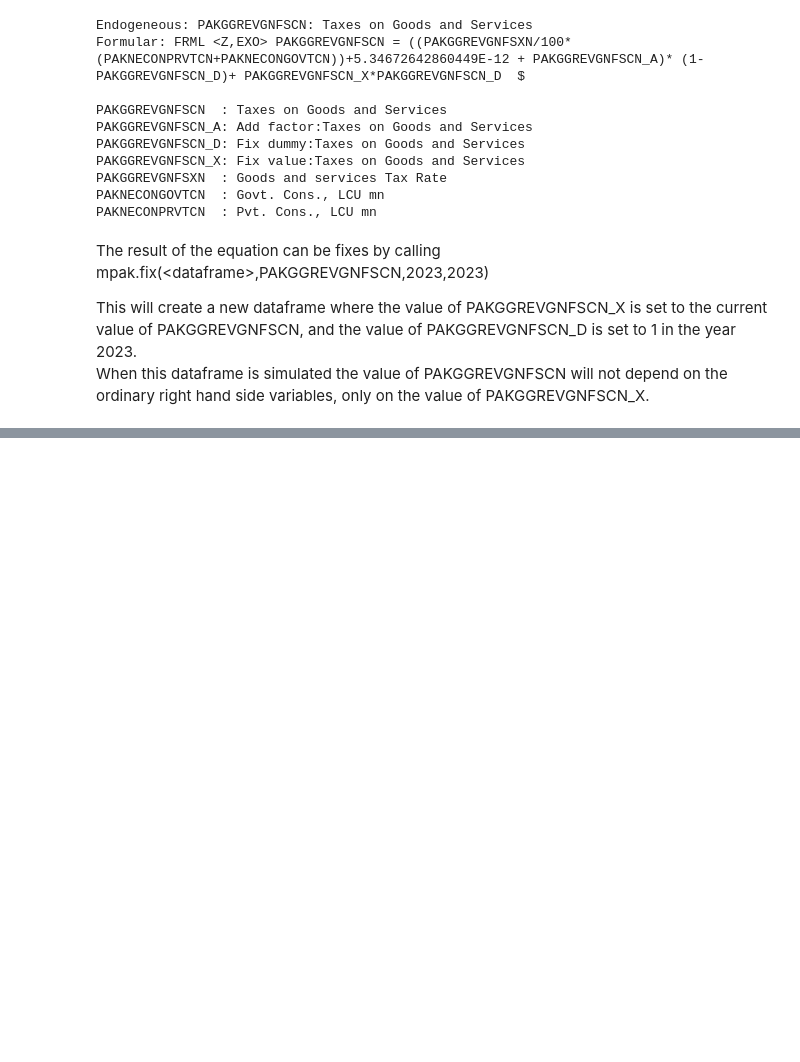
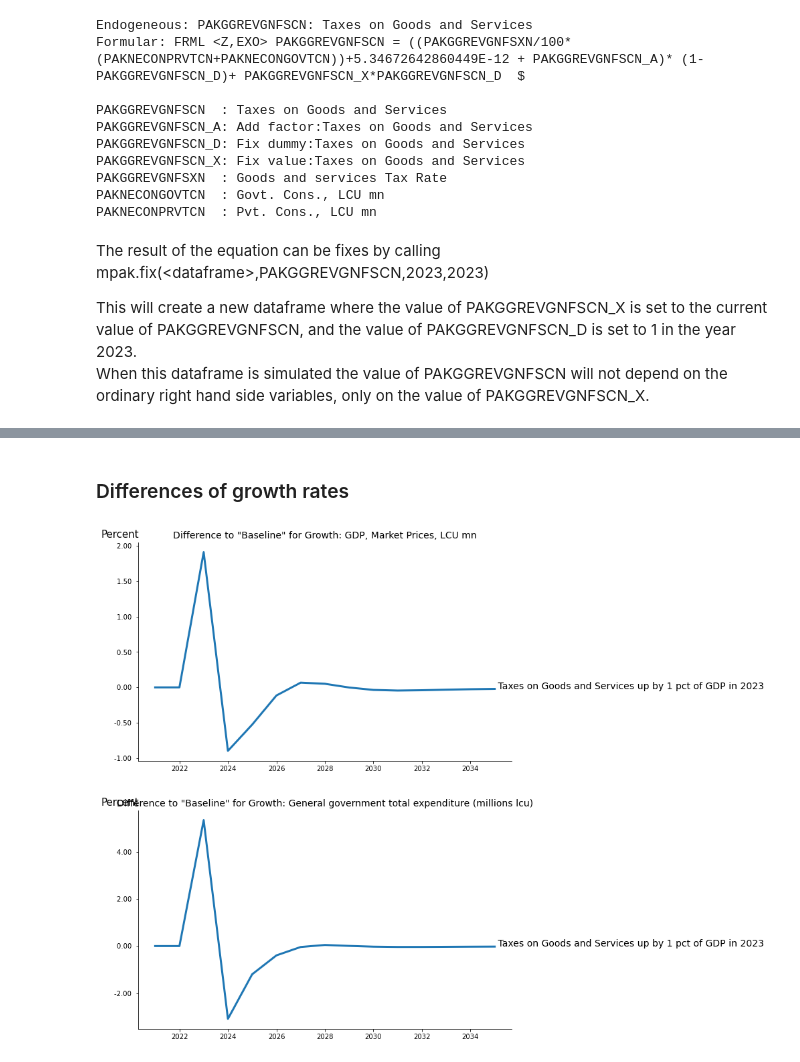
Before and after one commit to IbHansen/IbHansen.github.io, a Jupyter notebook: _sources/content/howto/experiments/Standard experiment simple.ipynb, the cells around one changed output, grey strips where cells are left out. Cells and saved outputs as stored; diff of their text form; code cells hidden in the pictures; blank space fills up the shorter version.

```diff
--- a/_sources/content/howto/experiments/Standard experiment simple.ipynb
+++ b/_sources/content/howto/experiments/Standard experiment simple.ipynb
@@ -80,3 +102,0 @@ out_names = 'PAKNYGDPMKTPCN PAKNYGDPMKTPKN PAKGGEXPTOTLCN PAKGGREVTOTLCN PAKNECO
-# %%
-with mpak.set_smpl(2020,2030):
-    display(mpak[out_names])
@@ -87,0 +108,7 @@ Tab(children=(Tab(children=(HTML(value='<?xml version="1.0" encoding="utf-8" sta
+# %% [markdown]
+### Differences of growth rates
+# %%
+mpak.keep_plot('PAKNYGDPMKTPCN PAKGGEXPTOTLCN',diff=1,showtype='growth',savefig='testgraph/tax_impact_growth_.svg',legend=0);
+# %% [output]
+[figure, added]
+[figure, added]
```
Also changed, not shown: parts of 20 cells of this notebook, 38 other files.
